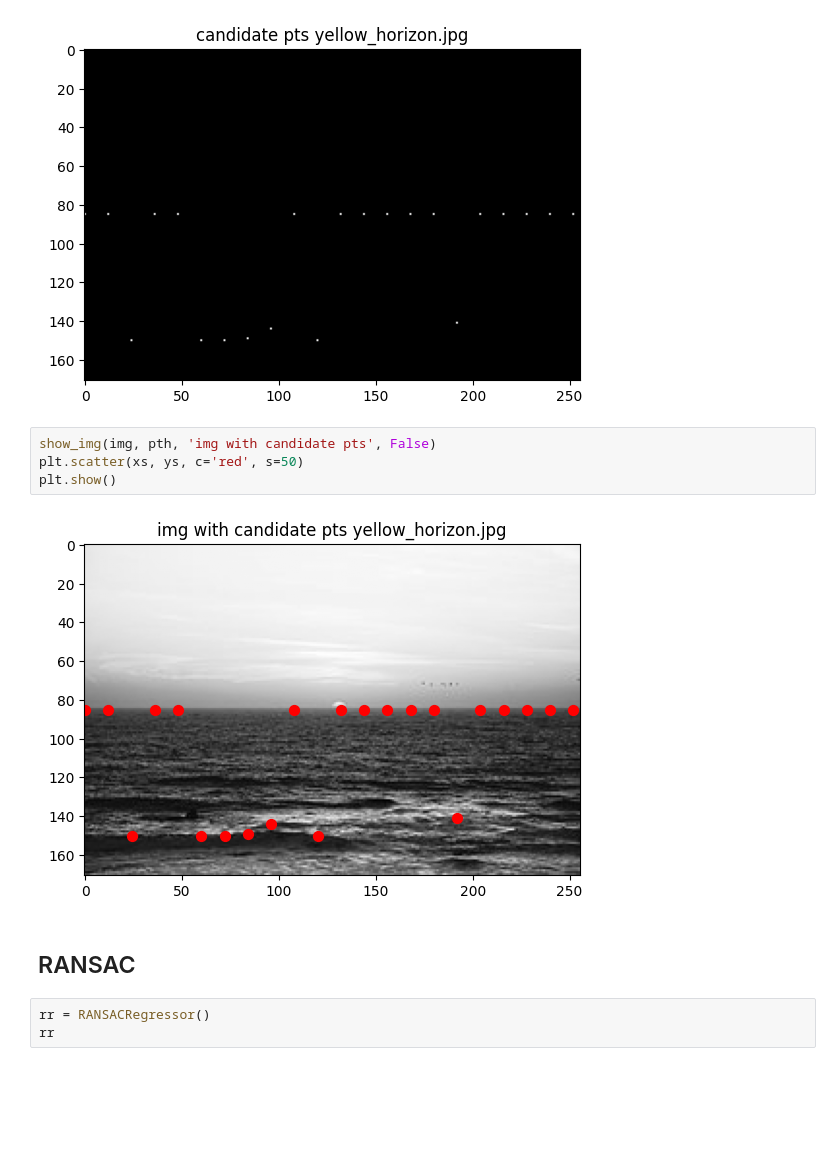
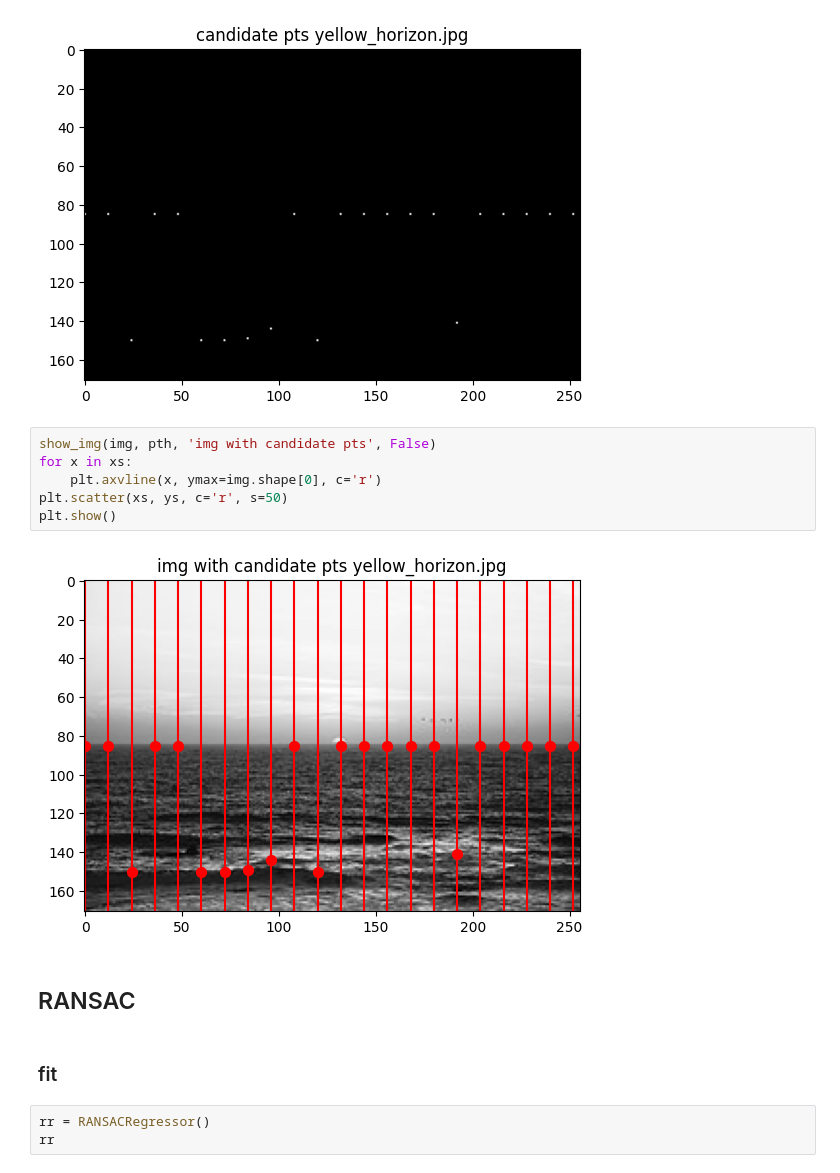
Before and after one commit to marekd6/CV1_labs, a Jupyter notebook: Assignment 03-20251203/cv1_3_2.ipynb, the cells around one changed output. Drawn from its saved outputs; the diff is of its cells as text; blank space fills up the shorter version.

```diff
--- a/Assignment 03-20251203/cv1_3_2.ipynb
+++ b/Assignment 03-20251203/cv1_3_2.ipynb
@@ -103,14 +103,18 @@ len(ys)
 show_img(pts, pth, 'candidate pts')
 # %% [output]
 [figure]
-# %%
-show_img(img, pth, 'img with candidate pts', False)
-plt.scatter(xs, ys, c='red', s=50)
-plt.show()
-# %% [output]
-[figure, removed]
+# %%
+show_img(img, pth, 'img with candidate pts', False)
+for x in xs:
+    plt.axvline(x, ymax=img.shape[0], c='r')
+plt.scatter(xs, ys, c='r', s=50)
+plt.show()
+# %% [output]
+[figure, added]
 # %% [markdown]
 ## RANSAC
+# %% [markdown]
+### fit
 # %%
 rr = RANSACRegressor()
 rr
```
Also changed, not shown: parts of 13 cells of this notebook.
